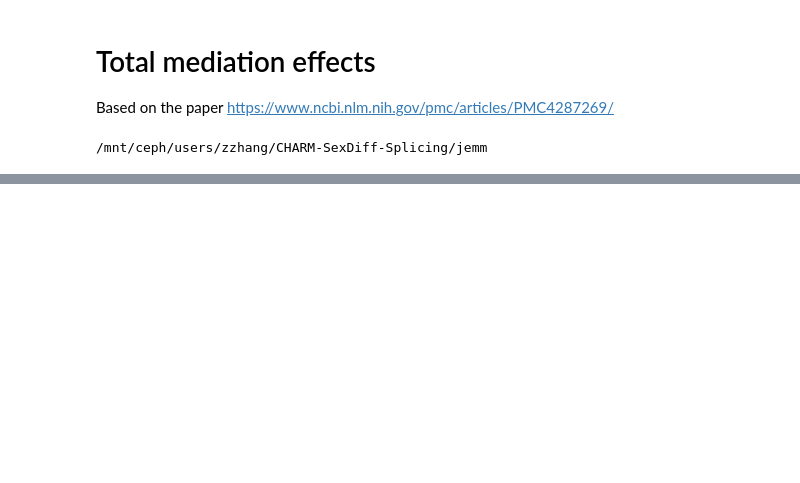
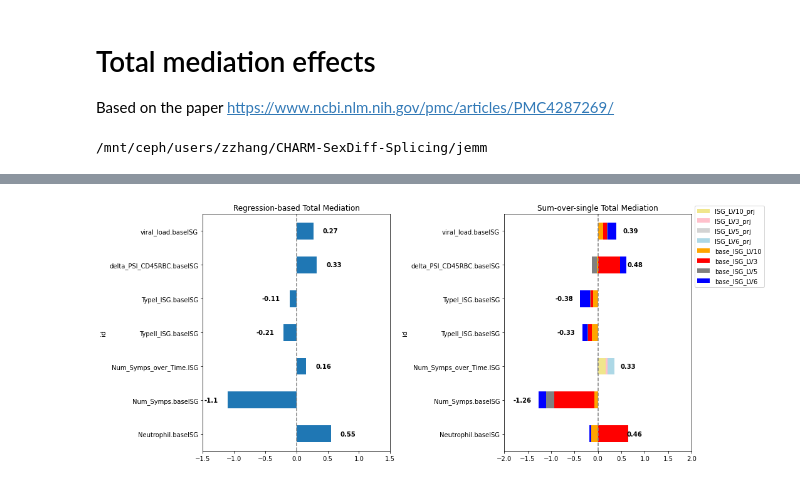
Before and after one commit to zj-zhang/CHARM-SexDiff-Splicing, a Jupyter notebook: notebooks/07-total-mediation.ipynb, the cells around one changed output, grey strips where cells are left out. Drawn from its saved outputs; the diff is of its cells as text; code cells hidden in the pictures; blank space fills up the shorter version.

```diff
--- a/notebooks/07-total-mediation.ipynb
+++ b/notebooks/07-total-mediation.ipynb
@@ -83,0 +96,2 @@ res1.summary2().tables[1].loc[a, 'Coef.']
+# %%
+res = []
@@ -83,0 +185,3 @@ res1.summary2().tables[1].loc[a, 'Coef.']
+# %%
+res_df = pd.DataFrame(res)
+res_df.to_csv("data-V9/mediation_analysis/out.tot_med.txt", sep="\t", index=False)
@@ -83,0 +200,14 @@ res1.summary2().tables[1].loc[a, 'Coef.']
+# %%
+cma = pd.read_table("./data/mediation_analysis/out.cma.txt")
+cma['outcome'] = [x.split('.')[0] for x in cma['model']]
+cma['mediator'] = [x.split('.')[-1] for x in cma['model']]
+cma['id'] = cma['outcome'].map({
+    'viral_load': 'viral_load.baseISG',
+    'delta_PSI_CD45RBC': 'delta_PSI_CD45RBC.baseISG',
+    'Num_Symps_overTime': 'Num_Symps_over_Time.ISG',
+    'Num_Symps': 'Num_Symps.baseISG',
+    'ISG_LV3_prj': 'Neutrophil.baseISG',
+    'ISG_LV5_prj': 'OtherISG.baseISG',
+    'ISG_LV6_prj': 'TypeII_ISG.baseISG',
+    'ISG_LV10_prj': 'TypeI_ISG.baseISG',
+})
@@ -83,0 +227,37 @@ res1.summary2().tables[1].loc[a, 'Coef.']
+# %%
+fig, axs = plt.subplots(1,2, figsize=(15,6))
+# Look at total effect with significant p-value
+ax = res_df.query('tot_pv<0.15').sort_values('id').plot.barh(x='id', y='med_prop', ax=axs[0])
+for i, v in enumerate(res_df.query('tot_pv<0.15').sort_values('id')['med_prop']):
+    ax.text(v+np.sign(v)*0.15, i, str(round(v,2)), ha='left' if v>0 else 'right', color='black', va='center', fontweight='bold')
+ax.set_xlim(-2, 2)
+ax.legend().remove()
+ax.set_xlim(-1.5, 1.5)
+ax.axvline(0, ls='--', color='gray')
+ax.set_title('Regression-based Total Mediation')
+# match with cma
+a = cma.loc[cma.id.isin(res_df.query('tot_pv<0.15')['id'])].pivot(index='id', values='prop', columns='mediator')
+ax = a.plot.barh(stacked=True, ax=axs[1],
+                 color=[
+                     "khaki",
+                     "pink",
+                     "lightgrey",
+                     "lightblue",
+                     "orange",
+                     "red",
+                     "grey",
+                     "blue",
+                 ]
+                )
+for i, v in enumerate(cma.loc[cma.id.isin(res_df.query('tot_pv<0.15')['id'])][['id', 'prop']].groupby('id').sum()['prop']):
+    ax.text(v+np.sign(v)*0.15, i, str(round(v,2)), ha='left' if v>0 else 'right', va='center', color='black', fontweight='bold')
+ax.legend(loc='upper left', bbox_to_anchor=(1,1.05))
+ax.set_xlim(-2, 2)
+ax.axvline(0, ls='--', color='gray')
+ax.set_title('Sum-over-single Total Mediation')
+
+
+fig.tight_layout()
+fig.savefig("data-V9/mediation_analysis/total_mediation.pdf")
+# %% [output]
+[figure, added]
```
Also changed, not shown: parts of 21 cells of this notebook, 3 other files.
